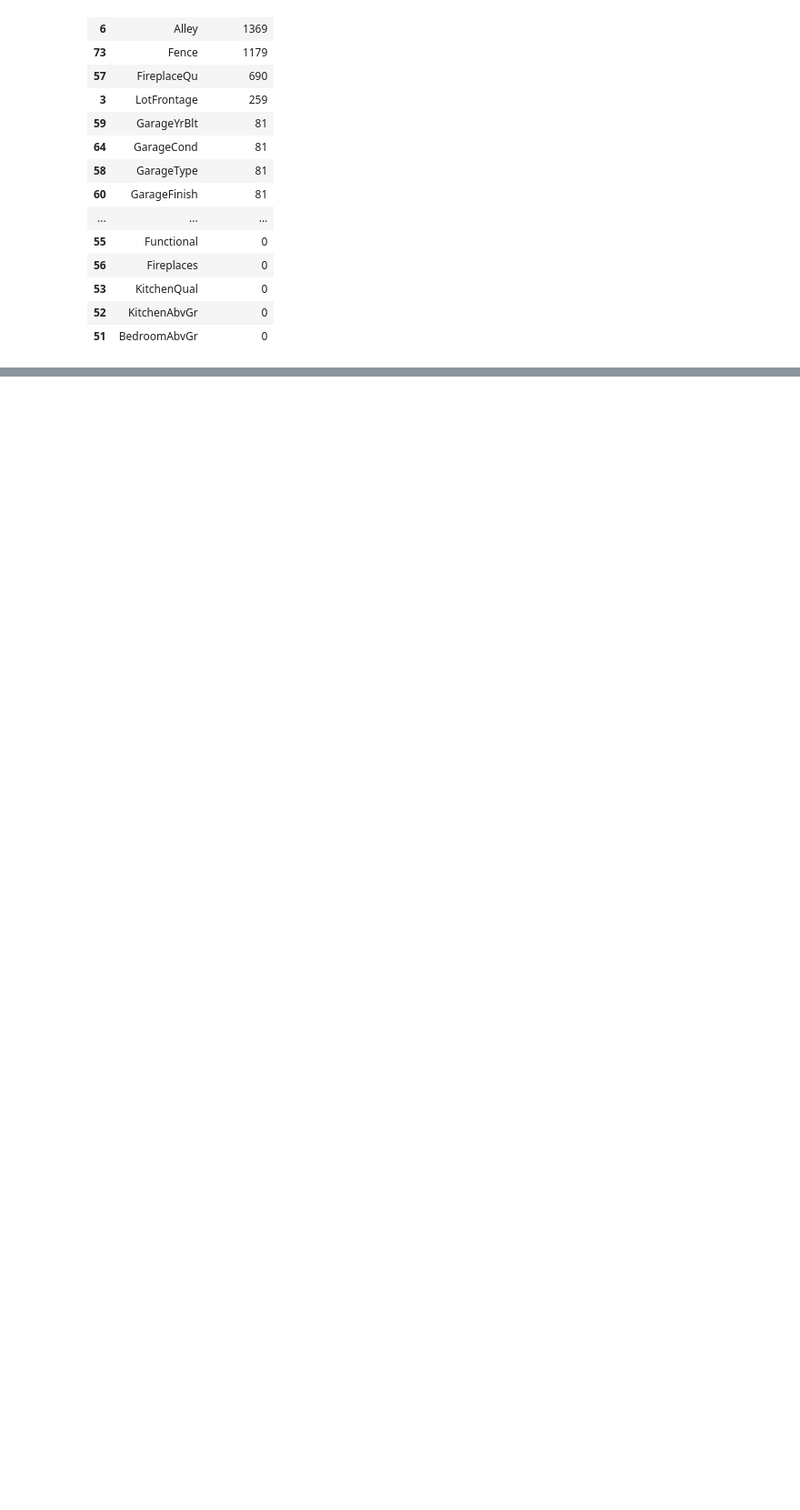
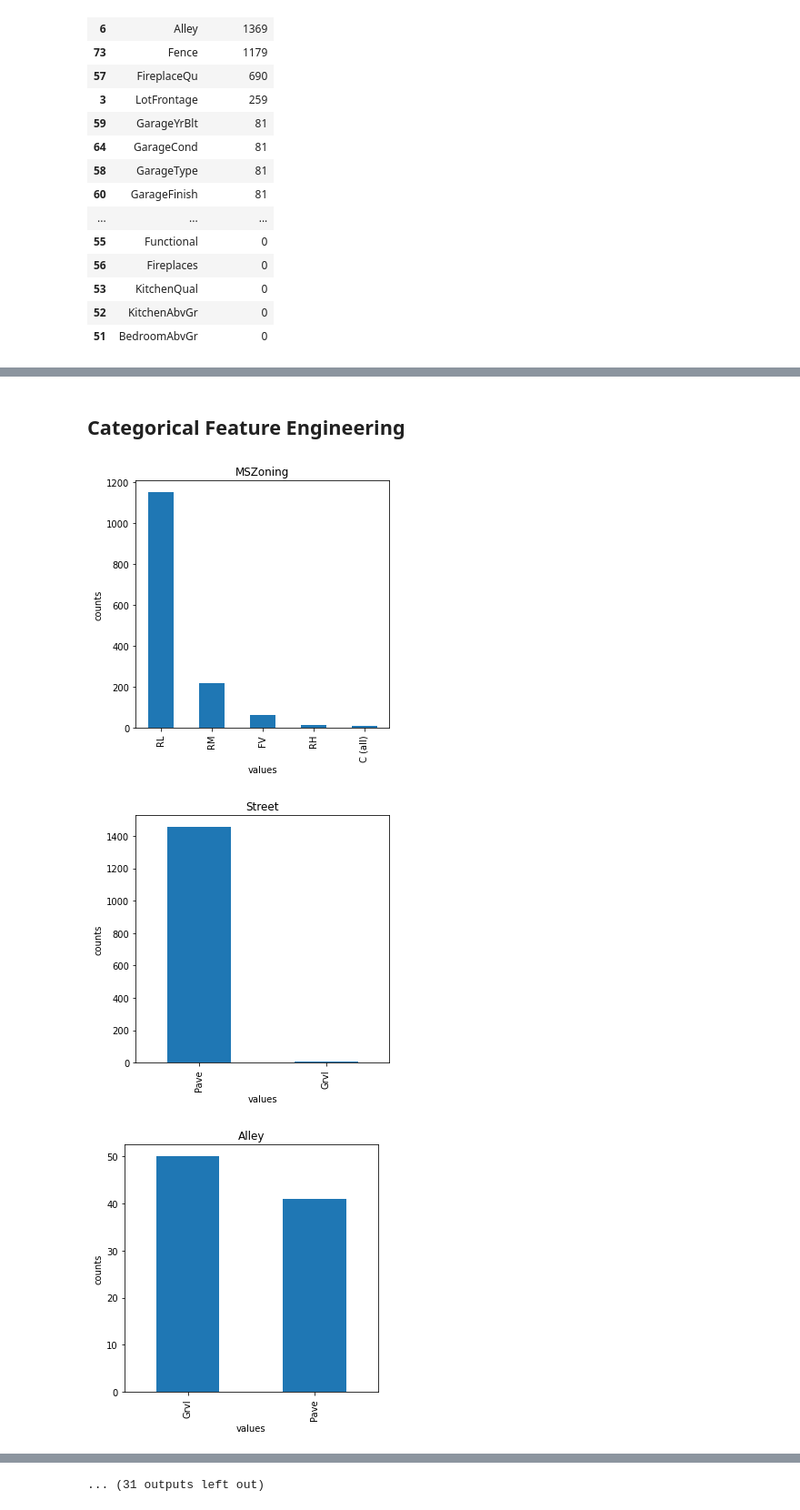
Before and after one commit to Kaushalkhokhar/complete-ml, a Jupyter notebook: projects/housing/advanced_housing.ipynb, the cells around one changed output, grey strips where cells are left out. Shown at 91% size. Drawn from its saved outputs; the diff is of its cells as text; code cells hidden in the pictures; blank space fills up the shorter version.

```diff
--- a/projects/housing/advanced_housing.ipynb
+++ b/projects/housing/advanced_housing.ipynb
@@ -82,0 +196,17 @@ len(df["YrSold"].value_counts())
+# %% [markdown]
+## Categorical Feature Engineering
+# %%
+# bar plot is good for categorical values
+def plot_bar(df, attr_list):
+    for atr in attr_list:
+        df[atr].value_counts().plot.bar(figsize=(5, 5))
+        plt.title(atr)
+        plt.ylabel("counts")
+        plt.xlabel("values")
+        plt.show()
+# %%
+plot_bar(df, cat_attrs)
+# %% [output]
+[figure, added]
+[figure, added]
+[figure, added]
@@ -82,0 +222 @@ len(df["YrSold"].value_counts())
+... (31 outputs left out)
```
Also changed, not shown: parts of 30 cells of this notebook, 4 other files.
